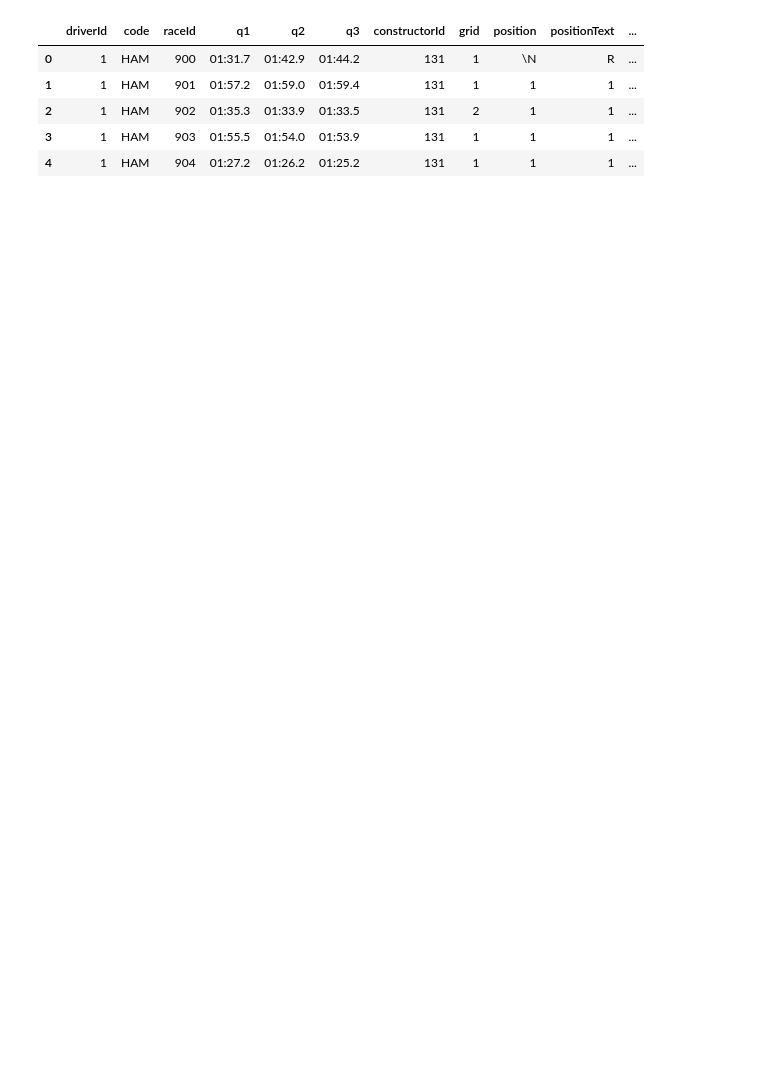
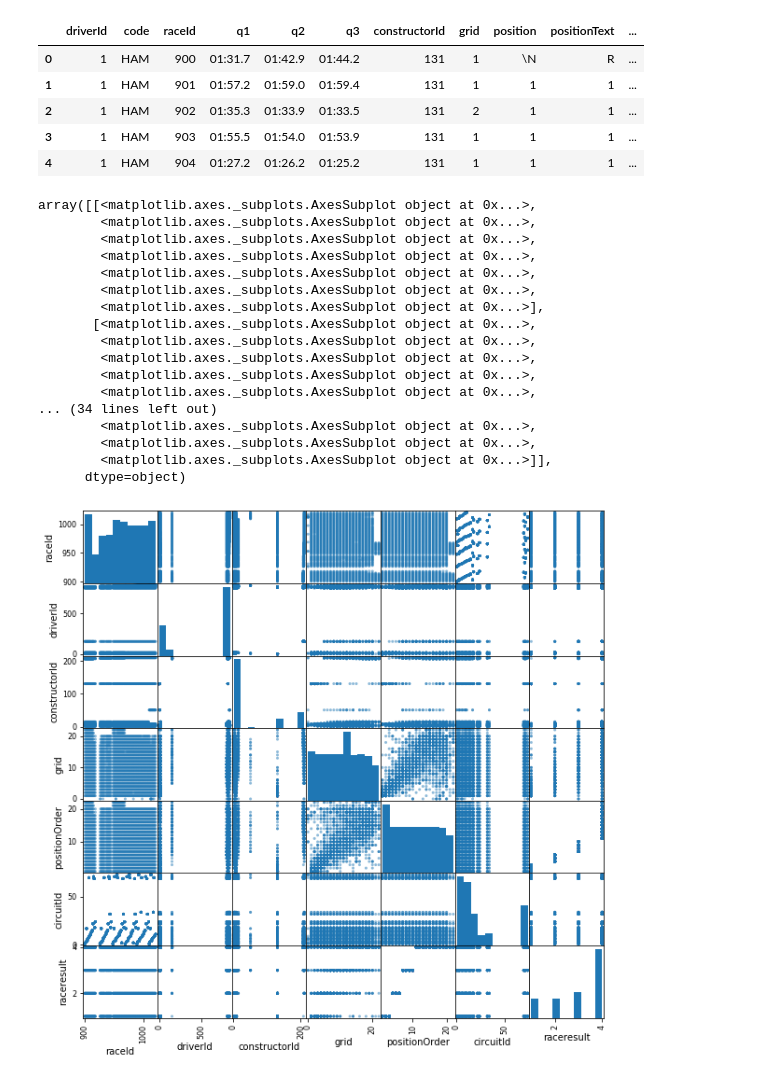
Before and after one commit to kevinofsydney/f1, a Jupyter notebook: f1_analysis.ipynb, the cells around one changed output. Cells and saved outputs as stored; diff of their text form; code cells hidden in the pictures; blank space fills up the shorter version.

```diff
--- a/f1_analysis.ipynb
+++ b/f1_analysis.ipynb
@@ -37,5 +46,21 @@ result_df.set_index('resultId', inplace=True)
 # race_df.sort_values('raceId', inplace=True)
 race_df.sort_index(inplace=True)
 
-# Remove unnecessary columns
+# Remove unnecessary columns, or columns I still need to implement processing for
 result_df = result_df.drop('number', axis=1)
+
+resultsm_df = result_df[['raceId', 'driverId', 'constructorId', 'grid', 'positionOrder']]
+
+def label_points(row):
+    if row['positionOrder'] <= 3:
+        return 1 #'top3'
+    elif row['positionOrder'] > 3 and row['positionOrder'] <= 6:
+        return 2 # 'top6'
+    elif row['positionOrder'] > 6 and row['positionOrder'] <= 10:
+        return 3 #'top10'
+    else:
+        return 4 #'no_points'
+
+resultsm_df = resultsm_df.merge(race_df[['raceId', 'circuitId']], how='left', on=['raceId'])
+resultsm_df['raceresult'] = resultsm_df.apply(label_points, axis=1)
+resultsm_df.head(5)
@@ -109,3 +133,26 @@ master.head(5)
 | 2 | 1 | HAM | 902 | 01:35.3 | 01:33.9 | 01:33.5 | 131 | 2 | 1 | 1 | ... |
 | 3 | 1 | HAM | 903 | 01:55.5 | 01:54.0 | 01:53.9 | 131 | 1 | 1 | 1 | ... |
 | 4 | 1 | HAM | 904 | 01:27.2 | 01:26.2 | 01:25.2 | 131 | 1 | 1 | 1 | ... |
+# %%
+# Replace raceId with circuitId
+from pandas.plotting import scatter_matrix
+scatter_matrix(resultsm_df[['raceId','driverId','constructorId','grid','positionOrder','circuitId', 'raceresult']], figsize=(10,10))
+# %% [output]
+array([[<matplotlib.axes._subplots.AxesSubplot object at 0x...>,
+        <matplotlib.axes._subplots.AxesSubplot object at 0x...>,
+        <matplotlib.axes._subplots.AxesSubplot object at 0x...>,
+        <matplotlib.axes._subplots.AxesSubplot object at 0x...>,
+        <matplotlib.axes._subplots.AxesSubplot object at 0x...>,
+        <matplotlib.axes._subplots.AxesSubplot object at 0x...>,
+        <matplotlib.axes._subplots.AxesSubplot object at 0x...>],
+       [<matplotlib.axes._subplots.AxesSubplot object at 0x...>,
+        <matplotlib.axes._subplots.AxesSubplot object at 0x...>,
+        <matplotlib.axes._subplots.AxesSubplot object at 0x...>,
+        <matplotlib.axes._subplots.AxesSubplot object at 0x...>,
+        <matplotlib.axes._subplots.AxesSubplot object at 0x...>,
+... (34 lines left out)
+        <matplotlib.axes._subplots.AxesSubplot object at 0x...>,
+        <matplotlib.axes._subplots.AxesSubplot object at 0x...>,
+        <matplotlib.axes._subplots.AxesSubplot object at 0x...>]],
+      dtype=object)
+[figure, added]
```
Also changed, not shown: parts of 14 cells of this notebook.
